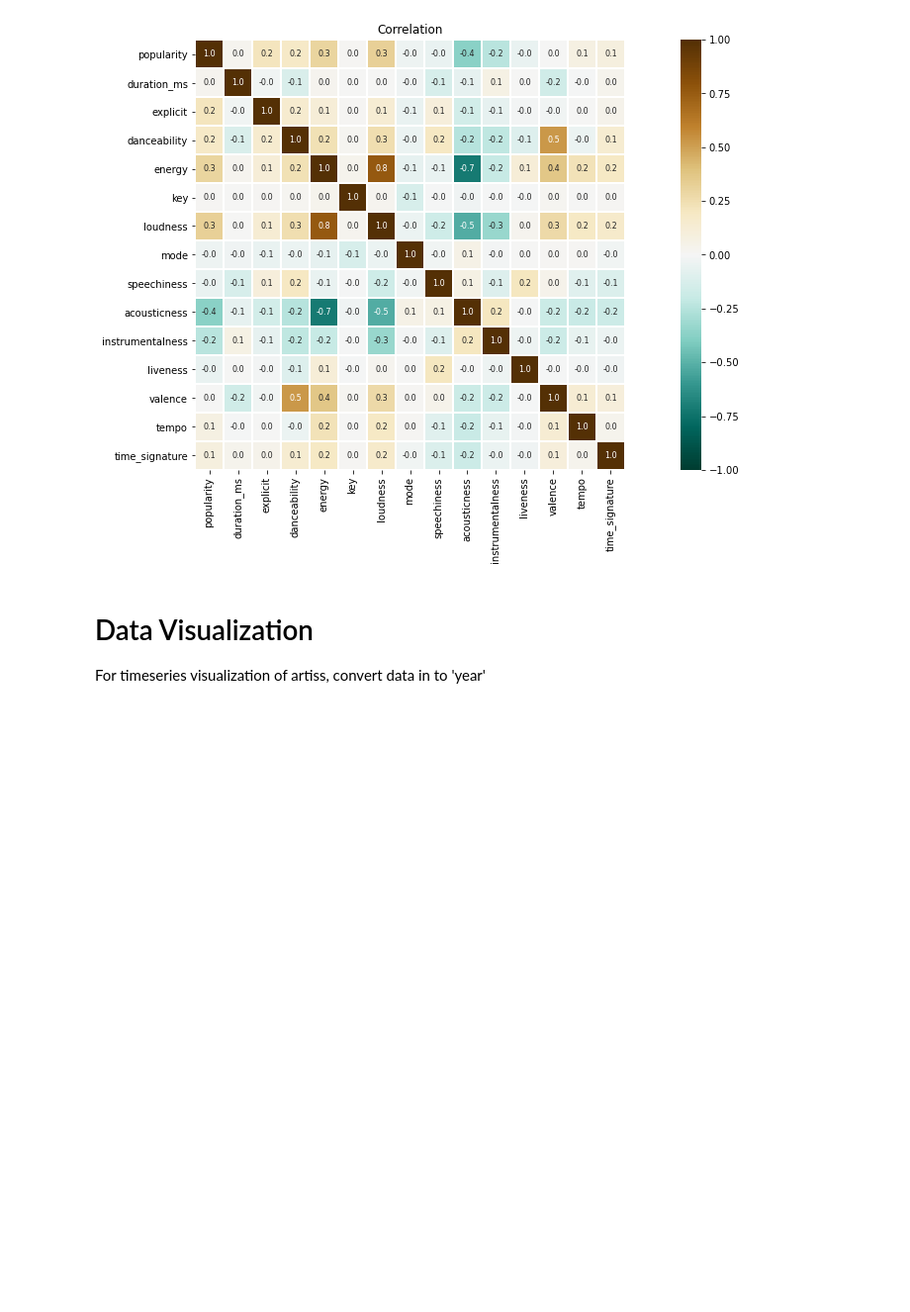
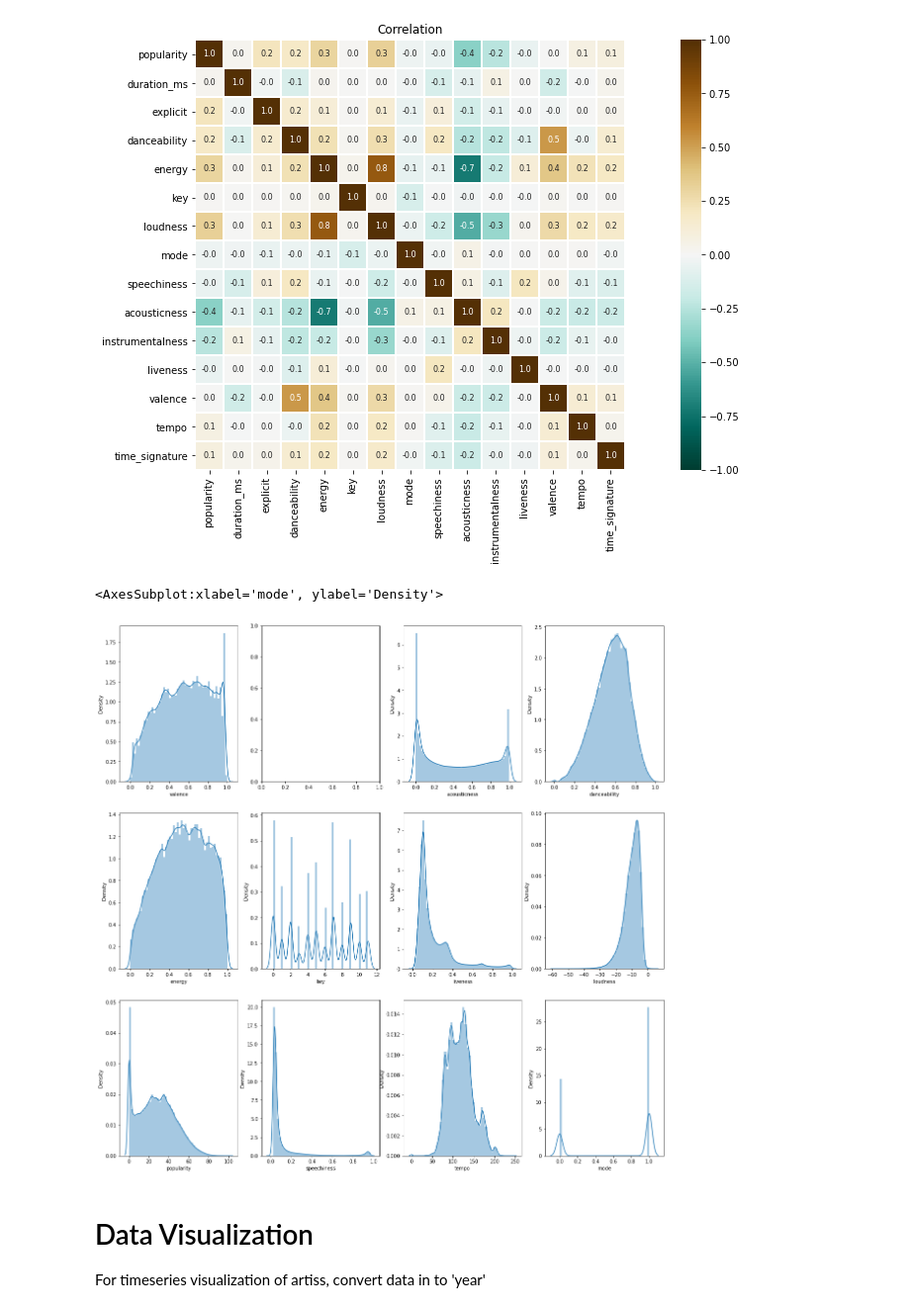
Before and after one commit to ghPRao/spotify_recommender, a Jupyter notebook: notebooks/spotify_eda.ipynb, the cells around one changed output. Shown at 99% size. Saved outputs shown, nothing was run; the diff lists cells and outputs as text; code cells hidden in the pictures; blank space fills up the shorter version.

Commit message:
added visualization

```diff
--- a/notebooks/spotify_eda.ipynb
+++ b/notebooks/spotify_eda.ipynb
@@ -130,0 +131,6 @@ Name: release_date, Length: 586672, dtype: object
+# %%
+df_tracks["artists"]=df_tracks["artists"].str.replace("[", "")
+df_tracks["artists"]=df_tracks["artists"].str.replace("]", "")
+df_tracks["artists"]=df_tracks["artists"].str.replace("'", "")
+
+df_tracks.head()
@@ -145,4 +158,22 @@ plt.title('Correlation')
 plt.show()
 # %% [output]
 [figure]
+# %%
+#Visualisation of Variability for each column in the dataframe
+fig,ax = plt.subplots(3,4,figsize=(20,20))
+
+sns.distplot(df_tracks['valence'],ax=ax[0,0])
+sns.distplot(df_tracks['acousticness'],ax=ax[0,2])
+sns.distplot(df_tracks['danceability'],ax=ax[0,3])
+sns.distplot(df_tracks['energy'],ax=ax[1,0])
+sns.distplot(df_tracks['key'],ax=ax[1,1])
+sns.distplot(df_tracks['liveness'],ax=ax[1,2])
+sns.distplot(df_tracks['loudness'],ax=ax[1,3])
+sns.distplot(df_tracks['popularity'],ax=ax[2,0])
+sns.distplot(df_tracks['speechiness'],ax=ax[2,1])
+sns.distplot(df_tracks['tempo'],ax=ax[2,2])
+sns.distplot(df_tracks['mode'],ax=ax[2,3])
+# %% [output]
+<AxesSubplot:xlabel='mode', ylabel='Density'>
+[figure, added]
 # %% [markdown]
```
Also changed, not shown: parts of 11 cells of this notebook.
